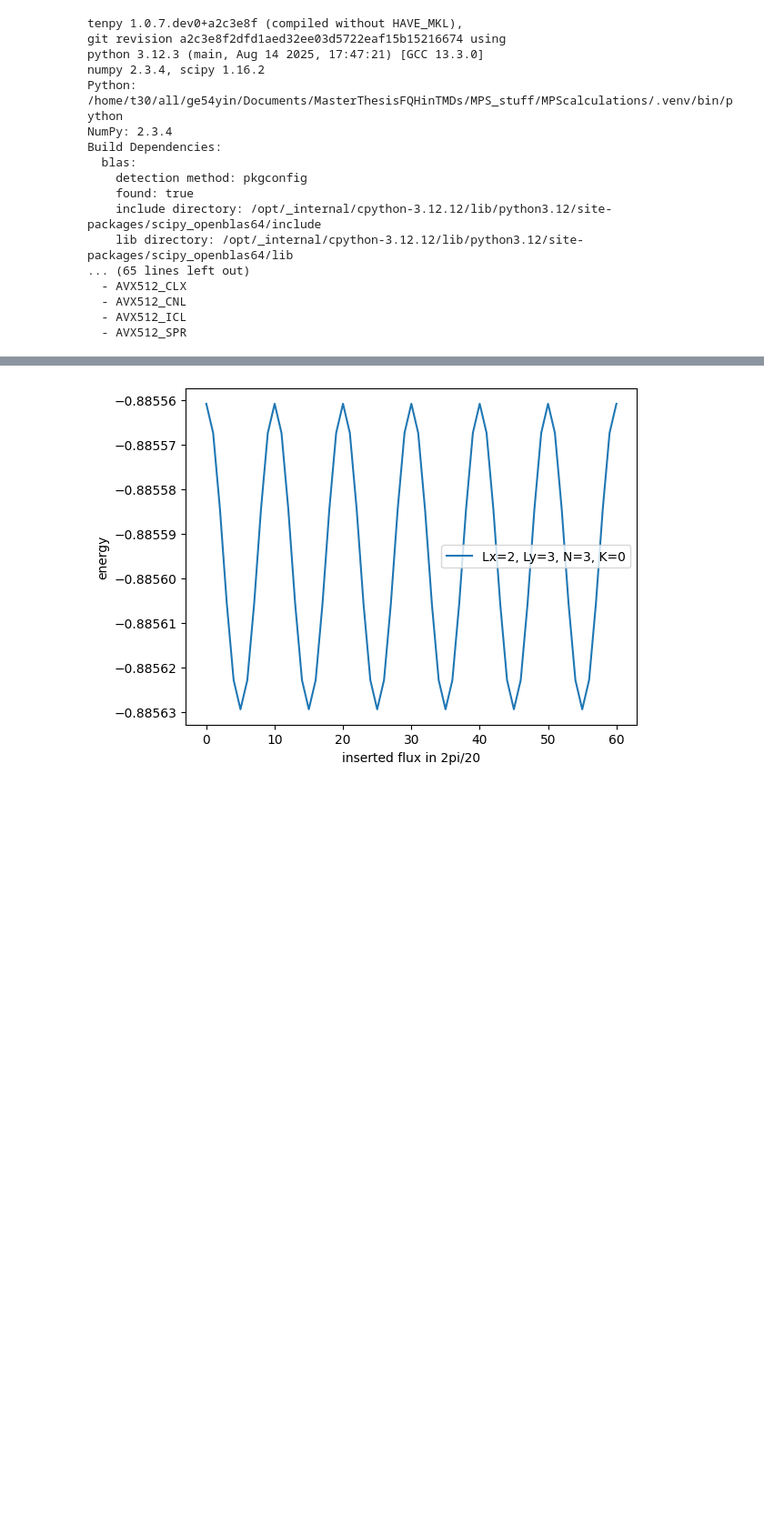
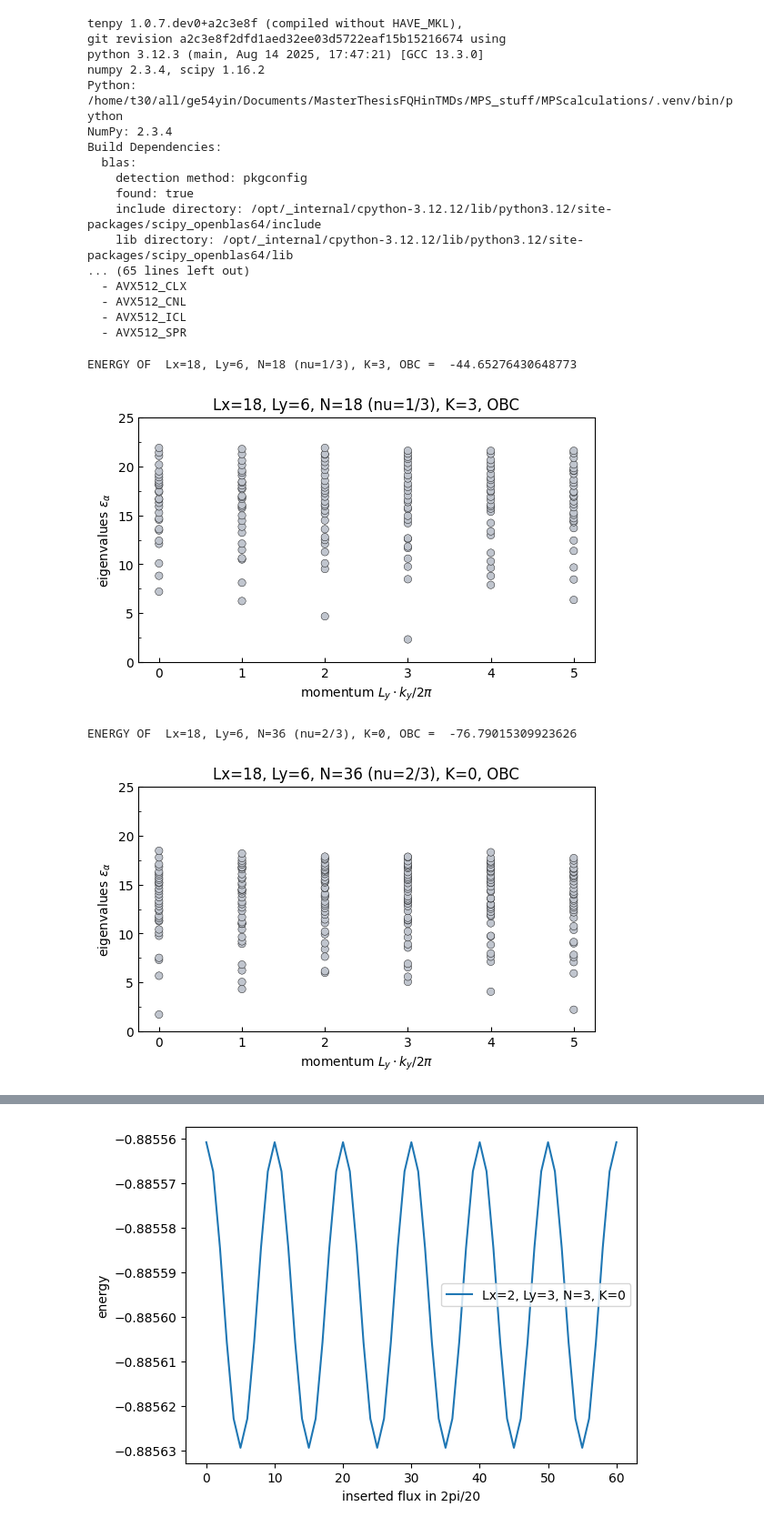
Before and after one commit to TZacha2001/PresentationForMeetings, a Jupyter notebook: plot_entanglement_spectrum.ipynb, the cells around one changed output, grey strips where cells are left out. Shown at 91% size. Cells and saved outputs as stored; diff of their text form; code cells hidden in the pictures; blank space fills up the shorter version.

```diff
--- a/plot_entanglement_spectrum.ipynb
+++ b/plot_entanglement_spectrum.ipynb
@@ -181,6 +181,47 @@ def plot_ent_spect_allQ(ax, ent_spect, Label, Ly, PRINT=False, permute=[], count
     ax.set_ylabel(r"eigenvalues $ \epsilon_\alpha $")
     pl.title(Label)
     pl.show()
+# %%
+loc1 = '/home/t30/all/ge54yin/Documents/MasterThesisFQHinTMDs/MPS_stuff/MPScalculations/ResultsOBC_nu13/'
+
+LX = 18
+LY = 6
+K1 = 3
+K2 = 0
+
+f_name_1_K3_N18_Lx18_Ly6_OBC = ['entspec_xk_Hofst_BL_pi_2_chi700_Lx18_Ly6__K3_N18OBC_ForSpecSim.h5', 'Lx=18, Ly=6, N=18 (nu=1/3), K=3, OBC']
+f_name_2_K0_N36_Lx18_Ly6_OBC = ['entspec_xk_Hofst_BL_pi_2_chi700_Lx18_Ly6__K0_N36OBC_ForSpecSim.h5', 'Lx=18, Ly=6, N=36 (nu=2/3), K=0, OBC']
+F_NAME_1_list = [f_name_1_K3_N18_Lx18_Ly6_OBC]
+F_NAME_2_list = [f_name_2_K0_N36_Lx18_Ly6_OBC]
+
+for fname in F_NAME_1_list:
+    data = load_data_h5(loc1+fname[0])
+    energy = data['E']
+    print('ENERGY OF ', fname[1], '= ', energy)
+    entspec = data['ent_spect']
+    fig = pl.figure(figsize=(4*(1+np.sqrt(5))/2, 7/2))#,gridspec_kw={'height_ratios': [(1+np.sqrt(5))/2, 1]})
+    label=fname[1]
+    ax = pl.gca()
+    ax.set_ylim(0, 25)
+    permute = np.arange(LY)
+    plot_ent_spect_color(ax, entspec, label, LY, PRINT=False, permute=permute, Q=7)
+
+for fname in F_NAME_2_list:
+    data = load_data_h5(loc1+fname[0])
+    energy = data['E']
+    print('ENERGY OF ', fname[1], '= ', energy)
+    entspec = data['ent_spect']
+    fig = pl.figure(figsize=(4*(1+np.sqrt(5))/2, 7/2))#,gridspec_kw={'height_ratios': [(1+np.sqrt(5))/2, 1]})
+    label=fname[1]
+    ax = pl.gca()
+    ax.set_ylim(0, 25)
+    permute = np.arange(LY)
+    plot_ent_spect_color(ax, entspec, label, LY, PRINT=False, permute=permute, Q=19) #I tried Q = 10, ..., 30; most points at Q\approx 18; no points until Q=15 and for Q>22
+# %% [output]
+ENERGY OF  Lx=18, Ly=6, N=18 (nu=1/3), K=3, OBC =  -44.65276430648773
+[figure, added]
+ENERGY OF  Lx=18, Ly=6, N=36 (nu=2/3), K=0, OBC =  -76.79015309923626
+[figure, added]
 # %%
 loc = '/home/t30/all/ge54yin/Documents/MasterThesisFQHinTMDs/MPS_stuff/MPScalculations/'
 #modify as needed
```
Also changed, not shown: parts of 2 cells of this notebook.
